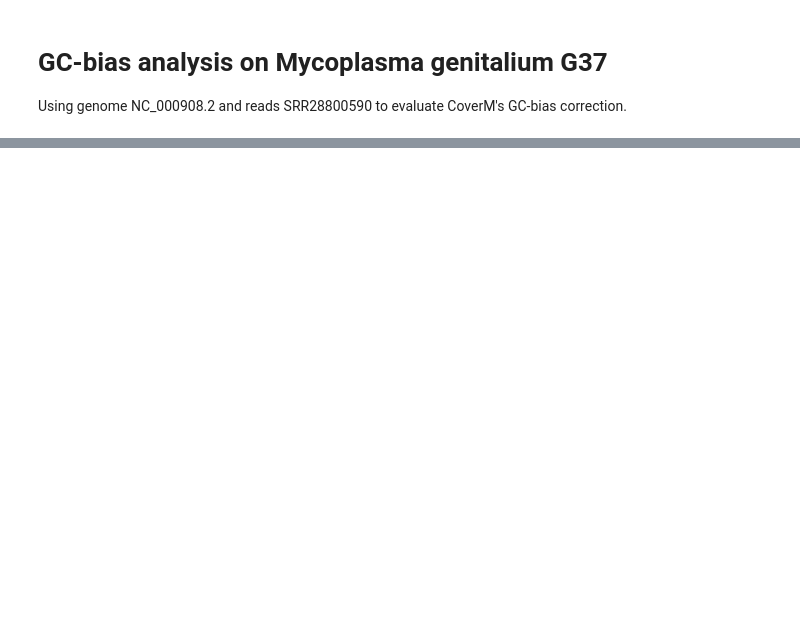
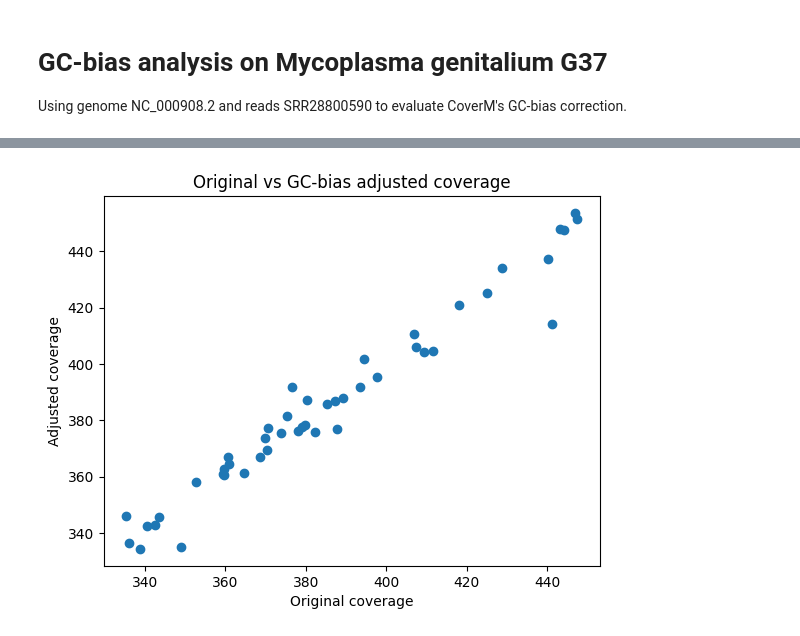
Before and after one commit to wwood/CoverM, a Jupyter notebook: gc_bias_analysis.ipynb, the cells around one changed output, grey strips where cells are left out. Drawn from its saved outputs; the diff is of its cells as text; code cells hidden in the pictures; blank space fills up the shorter version.

```diff
--- a/gc_bias_analysis.ipynb
+++ b/gc_bias_analysis.ipynb
@@ -86,3 +111,13 @@ Mean adjusted coverage second half: 256.2059535951519
+# %%
+# Plot original vs adjusted coverage
+import matplotlib.pyplot as plt
+plt.scatter(merged['coverage'], merged['adjusted_coverage'])
+plt.xlabel('Original coverage')
+plt.ylabel('Adjusted coverage')
+plt.title('Original vs GC-bias adjusted coverage')
+plt.show()
+# %% [output]
+[figure, added]
 # %%
 
 # Display GC-bias spline plot
```
Also changed, not shown: parts of 6 cells of this notebook, 2 other files.
